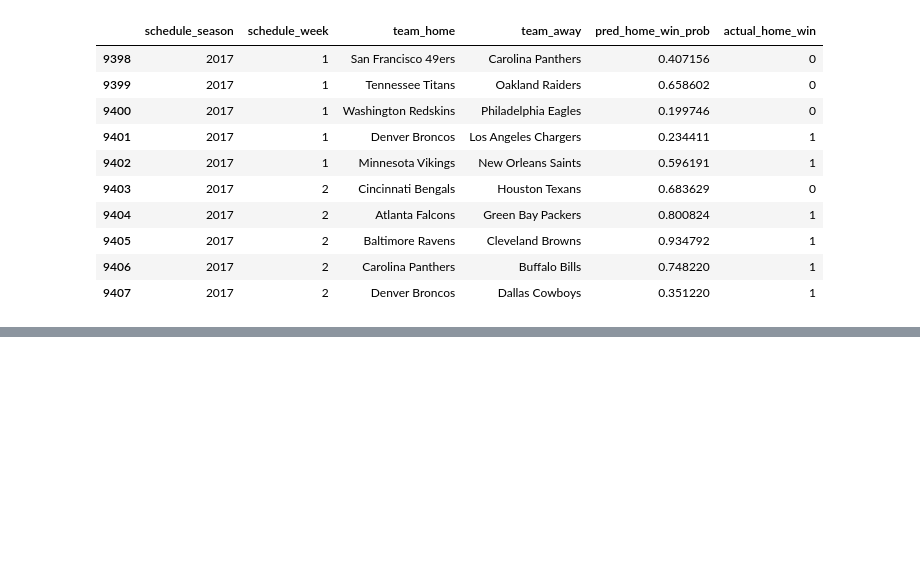
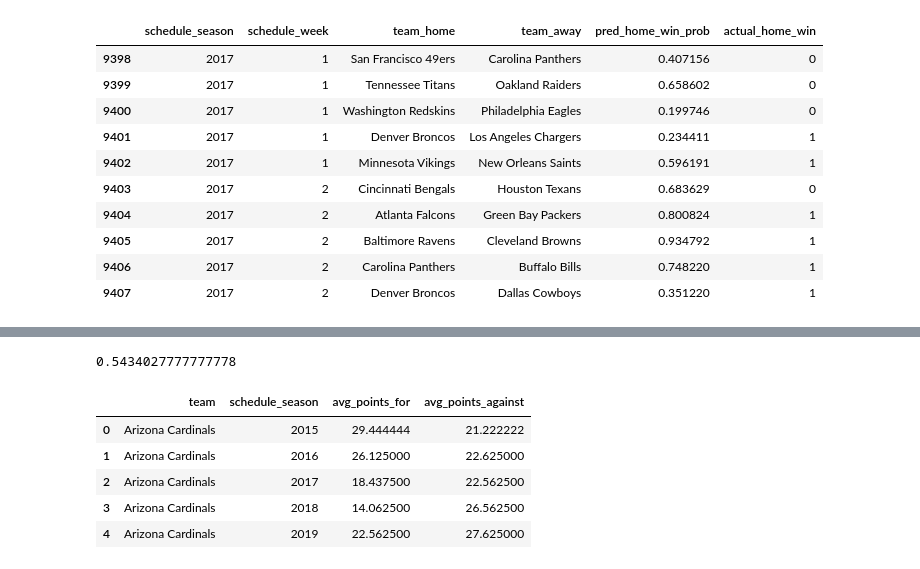
Before and after one commit to JaydenGraves/NFL-prediction-model, a Jupyter notebook: nfl_game_prediction_model.ipynb, the cells around one changed output, grey strips where cells are left out. Drawn from its saved outputs; the diff is of its cells as text; code cells hidden in the pictures; blank space fills up the shorter version.

```diff
--- a/nfl_game_prediction_model.ipynb
+++ b/nfl_game_prediction_model.ipynb
@@ -246,0 +274,78 @@ out.head(10)
+# %%
+# Use only recent games
+df_recent = df[df["schedule_season"] >= 2015].copy()
+
+# Use the Vegas spread (a pre-game predictive feature)
+X = df_recent[["spread_favorite"]].dropna() # Drop rows with NaN values in 'spread_favorite'
+
+# Target: did home team win?
+y = (df_recent["score_home"] > df_recent["score_away"]).astype(int)
+y = y.loc[X.index] # Align y with the cleaned X
+
+# Train/test split
+from sklearn.model_selection import train_test_split
+X_train, X_test, y_train, y_test = train_test_split(X, y, test_size=0.2, shuffle=False)
+
+# Model
+from sklearn.linear_model import LogisticRegression
+model = LogisticRegression(max_iter=2000)
+model.fit(X_train, y_train)
+
+# Accuracy
+from sklearn.metrics import accuracy_score
+pred = model.predict(X_test)
+accuracy = accuracy_score(y_test, pred)
+
+accuracy
+# %% [output]
+0.5434027777777778
+# %%
+import numpy as np
+import pandas as pd
+
+# Keep 2015+ games
+df_recent = df[df["schedule_season"] >= 2015].copy()
+
+# Make sure betting columns are numeric
+df_recent["spread_favorite"] = pd.to_numeric(df_recent["spread_favorite"], errors="coerce")
+df_recent["over_under_line"] = pd.to_numeric(df_recent.get("over_under_line"), errors="coerce")
+
+# Who was the favorite?
+df_recent["is_home_fav"] = (df_recent["team_favorite_id"] == df_recent["team_home"]).astype(int)
+
+# Re-express spread from the home team's view (negative = home is favored)
+df_recent["home_spread"] = np.where(df_recent["is_home_fav"]==1,
+                                    -df_recent["spread_favorite"],
+                                     df_recent["spread_favorite"])
+
+# Target: did home team win?
+df_recent["home_win"] = (df_recent["score_home"] > df_recent["score_away"]).astype(int)
+# %%
+games = df_recent.copy()
+
+# Home-side tallies
+home = games.groupby(["team_home","schedule_season"]).agg(
+    pf_home=("score_home","mean"),
+    pa_home=("score_away","mean")
+).reset_index().rename(columns={"team_home":"team"})
+
+# Away-side tallies
+away = games.groupby(["team_away","schedule_season"]).agg(
+    pf_away=("score_away","mean"),
+    pa_away=("score_home","mean")
+).reset_index().rename(columns={"team_away":"team"})
+
+# Combine to overall season averages
+team_stats = home.merge(away, on=["team","schedule_season"], how="outer").fillna(0)
+team_stats["avg_points_for"] = (team_stats["pf_home"] + team_stats["pf_away"]) / 2
+team_stats["avg_points_against"] = (team_stats["pa_home"] + team_stats["pa_away"]) / 2
+
+team_stats = team_stats[["team","schedule_season","avg_points_for","avg_points_against"]]
+team_stats.head()
+# %% [output]
+|  | team | schedule_season | avg_points_for | avg_points_against |
+| 0 | Arizona Cardinals | 2015 | 29.444444 | 21.222222 |
+| 1 | Arizona Cardinals | 2016 | 26.125000 | 22.625000 |
+| 2 | Arizona Cardinals | 2017 | 18.437500 | 22.562500 |
+| 3 | Arizona Cardinals | 2018 | 14.062500 | 26.562500 |
+| 4 | Arizona Cardinals | 2019 | 22.562500 | 27.625000 |
```
Also changed, not shown: parts of 7 cells of this notebook.
